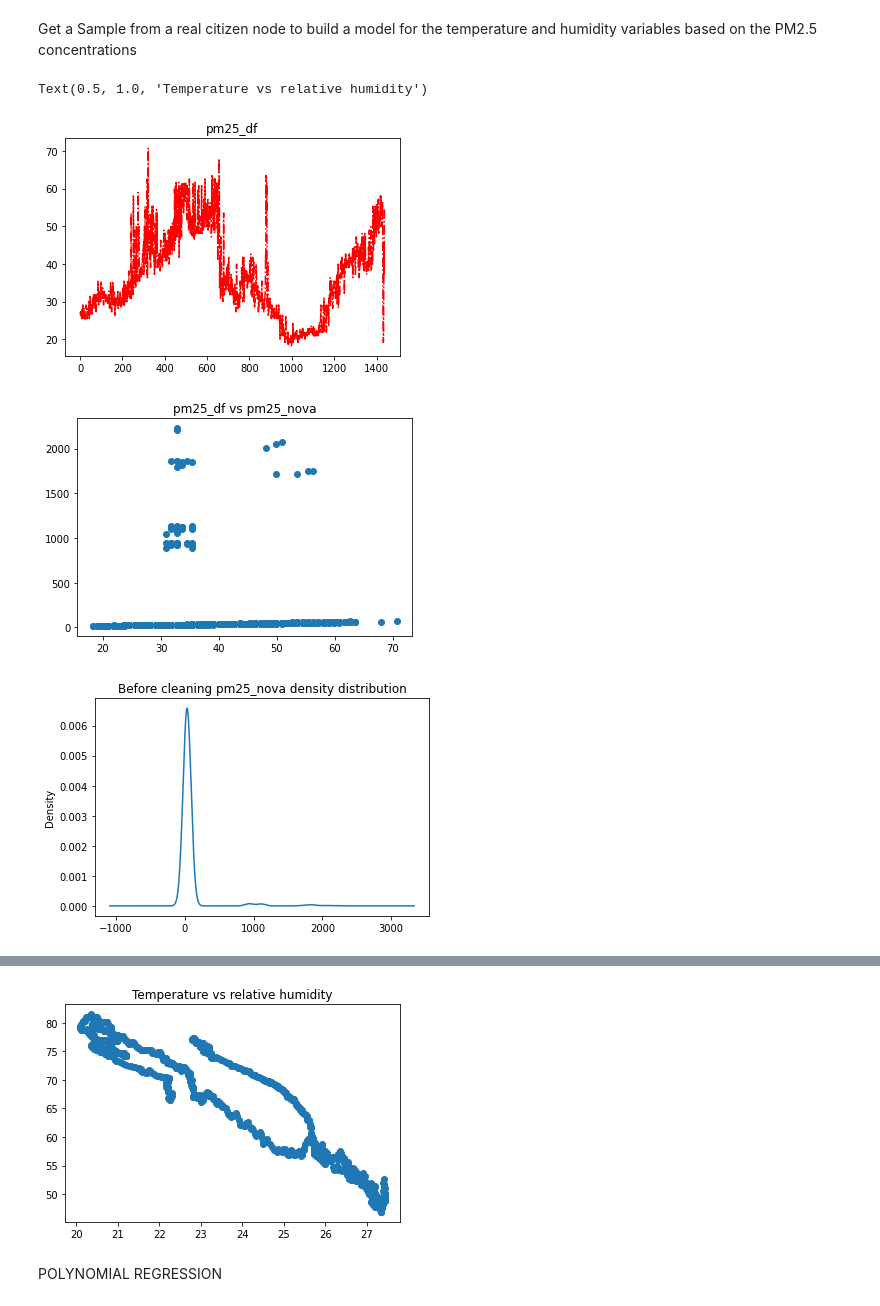
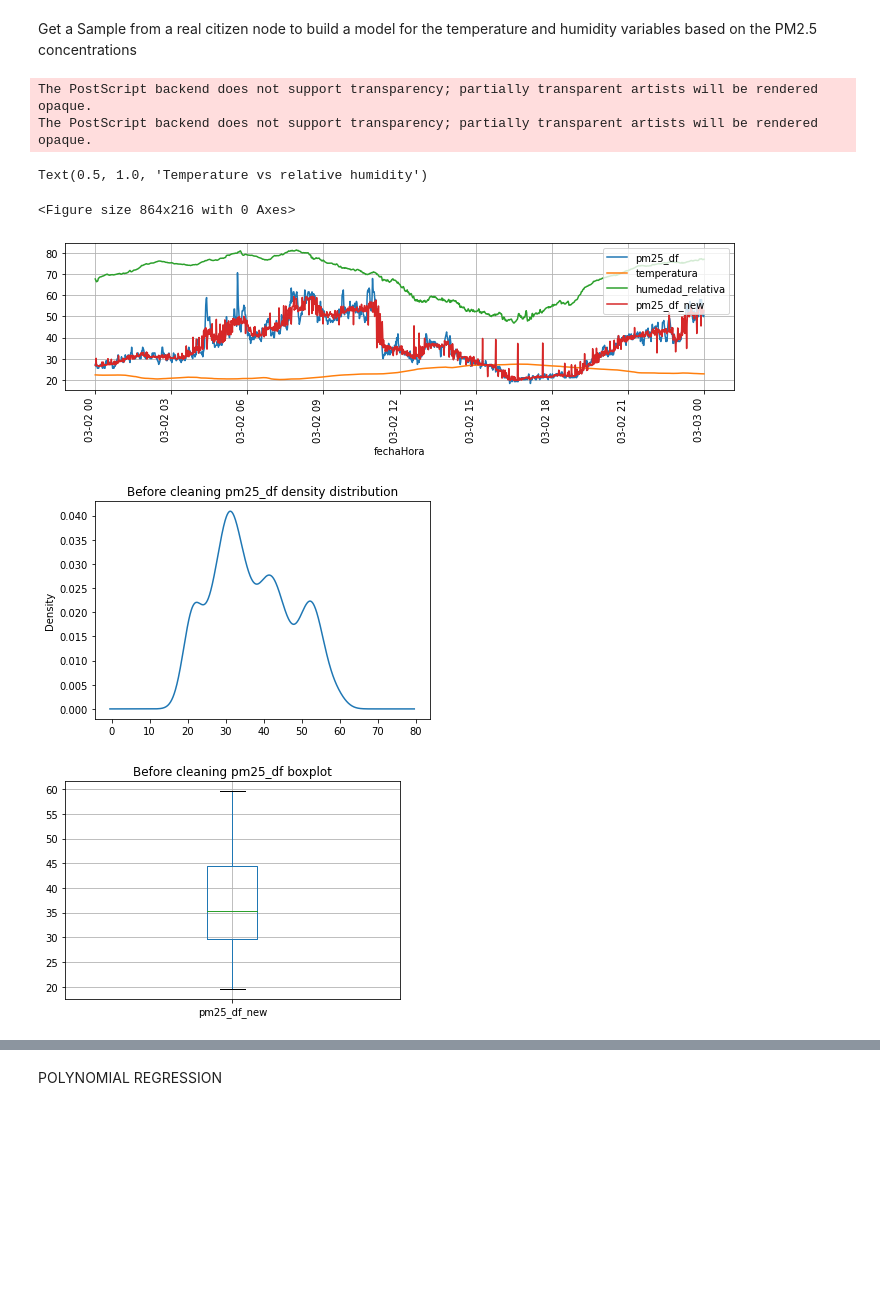
Before and after one commit to julioeagle/DQ_Repo, a Jupyter notebook: ArtificialDataset.ipynb, the cells around one changed output, grey strips where cells are left out. Cells and saved outputs as stored; diff of their text form; code cells hidden in the pictures; blank space fills up the shorter version.

```diff
--- a/ArtificialDataset.ipynb
+++ b/ArtificialDataset.ipynb
@@ -137,54 +128,65 @@ Get a Sample from a real citizen node to build a model for the temperature and h
 # %%
 header_CC=["codigoSerial", "fecha", "hora", "fechaHora", "temperatura", "humedad_relativa", "pm1_df", "pm10_df", "pm25_df", "pm1_nova", "pm10_nova", "pm25_nova", "calidad_temperatura", "calidad_humedad_relativa", "calidad_pm1_df", "calidad_pm10_df", "calidad_pm25_df", "calidad_pm1_nova", "calidad_pm10_nova", "calidad_pm25_nova"]
 datatypes_CC={"codigoSerial":np.uint16, "temperatura":np.float16, "humedad_relativa":np.float16, "pm1_df":np.float32, "pm10_df":np.float32, "pm25_df":np.float32, "pm1_nova":np.float32, "pm10_nova":np.float32, "pm25_nova":np.float32}
-CC_data = pd.read_csv("C:/Users/julio/Documents/UDEA/Maestría/DQ in IOT/Datasets/Dataset for testing/Real/"+"CC_PM_March.csv", header=None, names=header_CC, usecols=header_CC , dtype=datatypes_CC,parse_dates=["fecha","hora","fechaHora"])
+CC_data = pd.read_csv("C:/Users/julio/Documents/UDEA/Maestría/DQ in IOT/Datasets/Dataset for testing/Real/"+"CC_PM_March.csv", header=None, names=header_CC, usecols=header_CC , dtype=datatypes_CC,parse_dates=["fecha","hora","fechaHora"],dayfirst=True)
 
-#get a one day sample from the node with codigoSerial=67.
+#get a one-day sample from the node with codigoSerial=67.
 df_CC_CUT=CC_data.loc[(CC_data.codigoSerial==67) & (CC_data.fechaHora<="2020-03-03 00:00:00") & (CC_data.fechaHora>="2020-03-02 00:00:00"),][["codigoSerial","fechaHora","pm25_df","pm25_nova","temperatura","humedad_relativa"]]
 
 df_CC_CUT=df_CC_CUT.reset_index()
 df_CC_CUT.pop("index")
 
-#Cut to see the behavior of the pm2.5 in this node at the chosen period
-plt.figure()
-plt.plot(df_CC_CUT.pm25_df,"r-.")
-plt.title("pm25_df")
+#See the behavior of the pm2.5 in this node at the chosen period
+plt.figure(figsize=(12,3))
+df_CC_aux=df_CC_CUT.loc[:,["fechaHora","pm25_df","temperatura","humedad_relativa"]]
+df_CC_aux=df_CC_aux.set_index("fechaHora",inplace=False)
+#print(df_CC_aux)
+#plt.plot(df_CC_aux,"b-.",label="PM2.5 DF")
 
-plt.figure()
-plt.scatter(df_CC_CUT.pm25_df,df_CC_CUT.pm25_nova)
-plt.title("pm25_df vs pm25_nova")
+#df_CC_aux['pm25_df_new'] = df_CC_aux['pm25_df'].ewm(alpha=0.1).mean()
+df_CC_aux['pm25_df_new'] = df_CC_aux['pm25_df'].rolling(window=10,center=True,min_periods=1).mean()
+df_CC_aux.plot(figsize=(12,3))
+plt.xticks(rotation=90)
+plt.legend(loc="upper right")
+plt.grid()
+plt.savefig('C:/Users/julio/Downloads/NodeForModel.eps', format='eps',bbox_inches = "tight")
+
+df_CC_CUT['pm25_df_new'] = df_CC_CUT['pm25_df'].rolling(window=10,center=True,min_periods=1).mean()
 
 #Density and boxplot before cleaning
 plt.figure()
-df_CC_CUT["pm25_nova"].plot.density()
-plt.title("Before cleaning pm25_nova density distribution")
+df_CC_CUT["pm25_df_new"].plot.density()
+plt.title("Before cleaning pm25_df density distribution")
 plt.figure()
-df_CC_CUT.boxplot(["pm25_nova"])
-plt.title("Before cleaning pm25_nova boxplot")
+df_CC_CUT.boxplot(["pm25_df_new"])
+plt.title("Before cleaning pm25_df boxplot")
 
 df_CC_CUT=df_CC_CUT.copy()
 
 #CLEANING
-Q1 = df_CC_CUT['pm25_nova'].quantile(0.25)
-Q3 = df_CC_CUT['pm25_nova'].quantile(0.75)
+Q1 = df_CC_CUT['pm25_df_new'].quantile(0.25)
+Q3 = df_CC_CUT['pm25_df_new'].quantile(0.75)
 IQR = Q3 - Q1    #IQR is interquartile range.
-df_CC_CUT.loc[df_CC_CUT["pm25_nova"]>=Q3 + 1.5 *IQR,"pm25_nova"]=np.nan
+df_CC_CUT.loc[df_CC_CUT["pm25_df_new"]>=Q3 + 1.5 *IQR,"pm25_df_new"]=np.nan
 
 plt.figure()
-df_CC_CUT["pm25_nova"].plot.density()
-plt.title("After Cleaning pm25_nova density distribution")
+df_CC_CUT["pm25_df_new"].plot.density()
+plt.title("After Cleaning pm25_df density distribution")
 plt.figure()
-df_CC_CUT.boxplot(["pm25_nova"])
-plt.title("After Cleaning pm25_nova boxplot")
+df_CC_CUT.boxplot(["pm25_df_new"])
+plt.title("After Cleaning pm25_df boxplot")
 
 plt.figure()
 plt.scatter(df_CC_CUT.pm25_df,df_CC_CUT.temperatura)
-plt.title("pm25_df vs temperature")
+plt.title(" Temperature vs pm25_df")
 plt.figure()
 plt.scatter(df_CC_CUT.temperatura,df_CC_CUT.humedad_relativa)
 plt.title("Temperature vs relative humidity")
 # %% [output]
-Text(0.5, 1.0, 'Temperature vs relative humidity')
+The PostScript backend does not support transparency; partially transparent artists will be rendered opaque.
+The PostScript backend does not support transparency; partially transparent artists will be rendered opaque.
+Text(0.5, 1.0, 'Temperature vs relative humidity')
+<Figure size 864x216 with 0 Axes>
-[figure, old version]
+[figure, new version]
-[figure, old version]
+[figure, new version]
-[figure, old version]
+[figure, new version]
@@ -195,4 +197,3 @@ Text(0.5, 1.0, 'Temperature vs relative humidity')
-[figure, removed]
 # %% [markdown]
 POLYNOMIAL REGRESSION
 # %%
```
Also changed, not shown: parts of 34 cells of this notebook, 2 other files.
